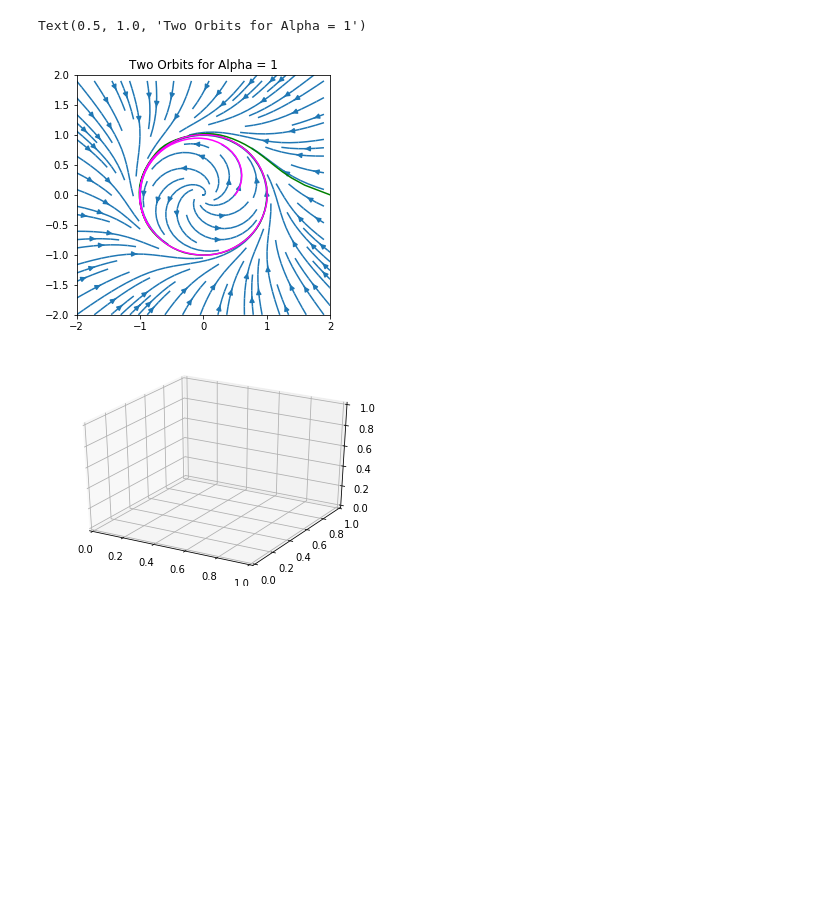
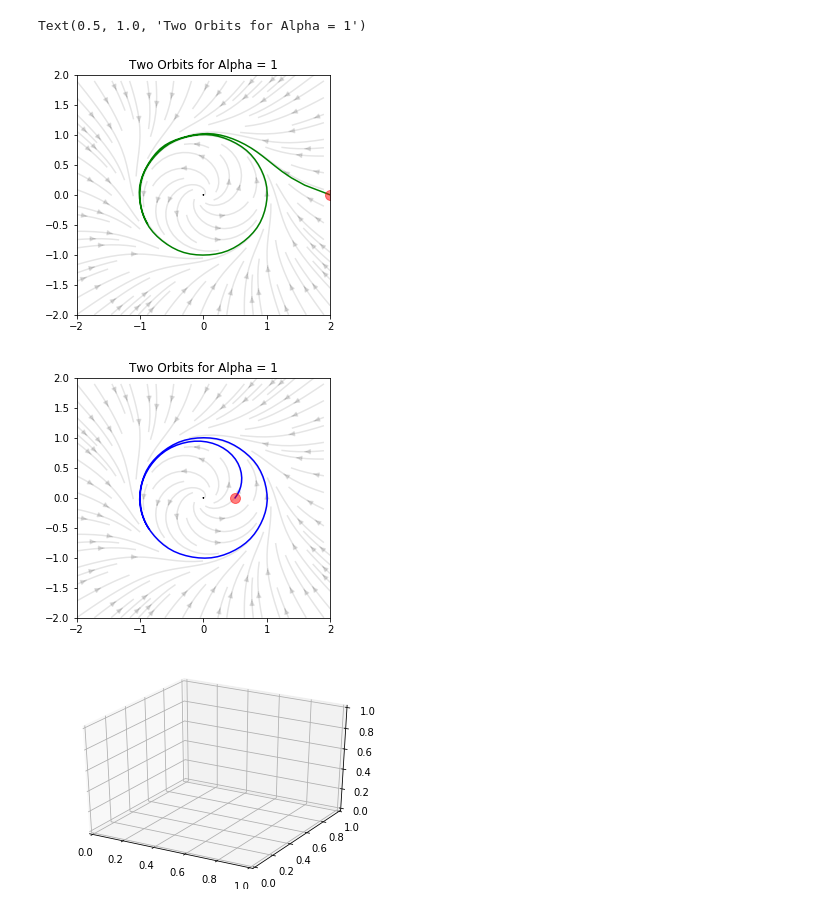
Before and after one commit to TUM-MLCMS/mlcms-3, a Jupyter notebook: Task 3.ipynb, the cells around one changed output. Cells and saved outputs as stored; diff of their text form; code cells hidden in the pictures; blank space fills up the shorter version.

```diff
--- a/Task 3.ipynb
+++ b/Task 3.ipynb
@@ -29,30 +44,39 @@ for alpha in [-1.8, 0.0, 1.3]:
 # %%
 alpha = 1
 
 def f(t, r):
     x1, x2 = r
     f1 = alpha * x1 - x2 - x1*(np.square(x1) + np.square(x2))
     f2 = x1 + alpha * x2 - x2*(np.square(x1) + np.square(x2))
     return f1, f2
 
 sol = solve_ivp(f, (0, 10), (2, 0), t_eval=np.linspace(0, 10, 100))
 xf, yf = sol.y
 
 sol = solve_ivp(f, (0, 10), (0.5, 0), t_eval=np.linspace(0, 10, 100))
 xs, ys = sol.y
 
 U = alpha * x1 - x2 - x1*(np.square(x1) + np.square(x2))
 V = x1 + alpha * x2 - x2*(np.square(x1) + np.square(x2))
 
 fig = plt.figure(figsize=(10, 20))
 gs = gridspec.GridSpec(nrows=3, ncols=2, height_ratios=[1, 1, 2])
 
-#  Varying density along a streamline
 ax0 = fig.add_subplot(gs[0, 0])
-ax0.streamplot(x1, x2, U, V)
+ax0.streamplot(x1, x2, U, V, color=(0,0,0,.1))
 ax0.plot(xf, yf, color='green')
-ax0.plot(xs, ys, color='magenta')
+ax0.plot([2], [0], 'ok', ms=10, color='r', alpha=0.5)
 ax0.set_title(f"Two Orbits for Alpha = {alpha}")
+
+fig = plt.figure(figsize=(10, 20))
+gs = gridspec.GridSpec(nrows=3, ncols=2, height_ratios=[1, 1, 2])
+
+ax1 = fig.add_subplot(gs[0, 0])
+ax1.streamplot(x1, x2, U, V, color=(0,0,0,.1))
+ax1.plot(xs, ys, color='blue')
+ax1.plot([0.5], [0], 'ok', ms=10, color='r', alpha=0.5)
+ax1.set_title(f"Two Orbits for Alpha = {alpha}")
 # %% [output]
 Text(0.5, 1.0, 'Two Orbits for Alpha = 1')
-[figure, old version]
+[figure, new version]
+[figure, added]
```
Also changed, not shown: parts of 5 cells of this notebook.
